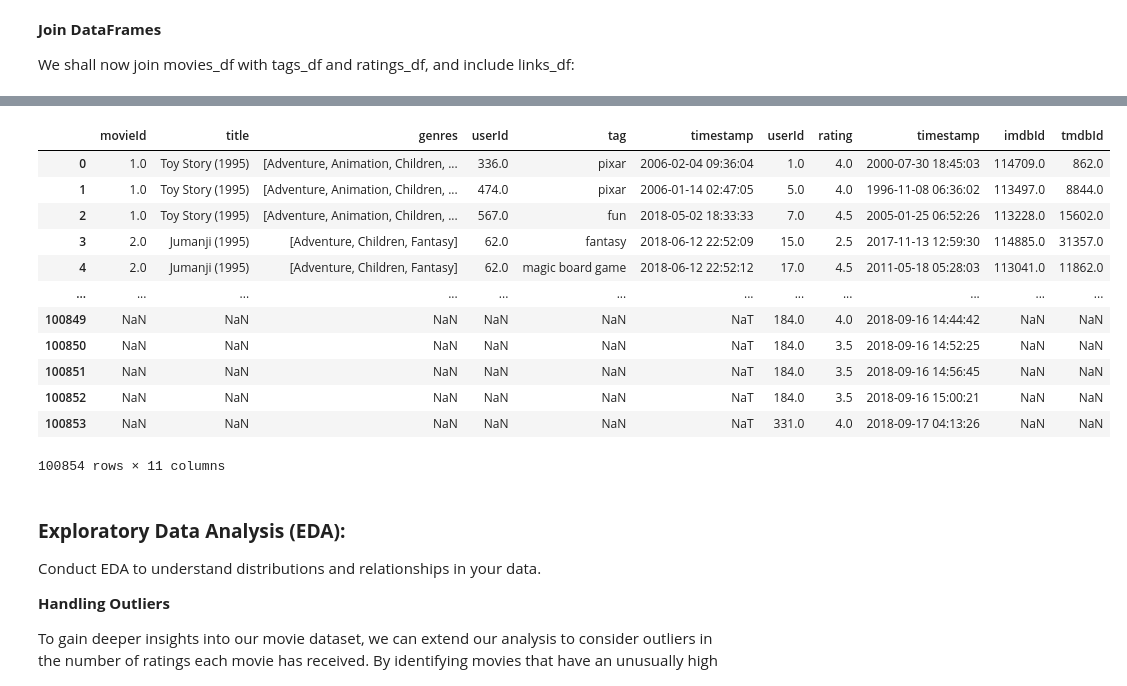
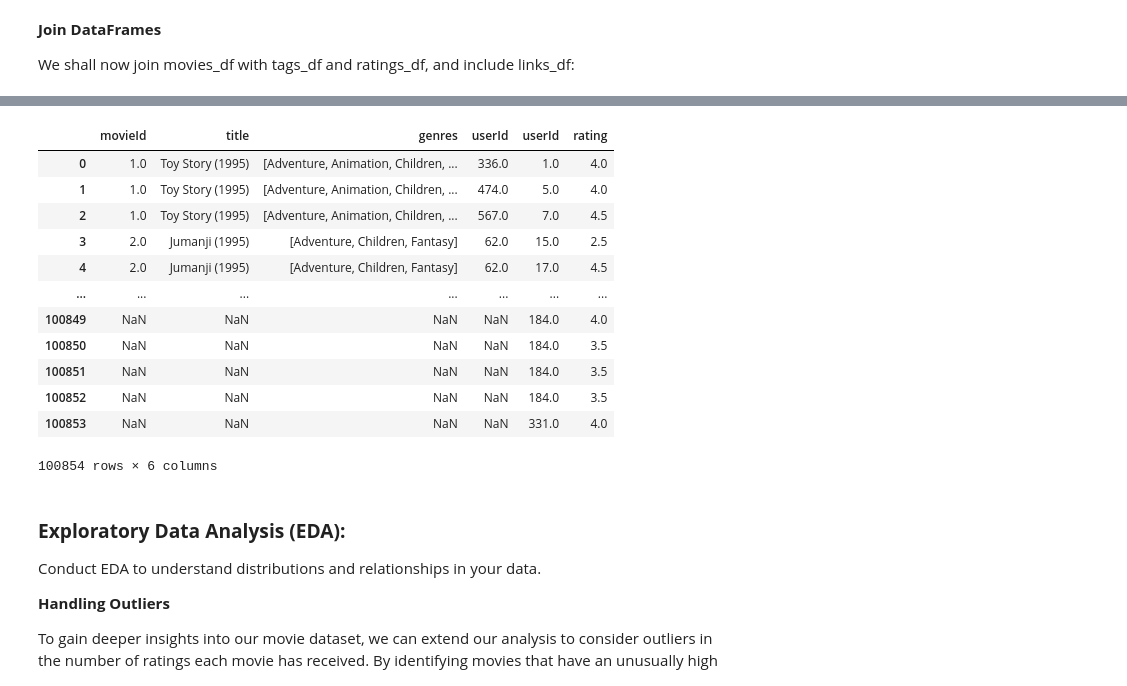
Before and after one commit to TyrionCodister/FlickFlare--Movie--Recommendation--System, a Jupyter notebook: Movie Recommendation System.ipynb, the cells around one changed output, grey strips where cells are left out. Saved outputs shown, nothing was run; the diff lists cells and outputs as text; code cells hidden in the pictures.

Commit message:
start data preprocessing

```diff
--- a/Movie Recommendation System.ipynb
+++ b/Movie Recommendation System.ipynb
@@ -451,0 +333,6 @@ dtype: object
+# %%
+# Drop the 'tags' column
+tags_df_dropped = movies_tags_df.drop(columns=['tag'])
+
+# Display the modified DataFrame
+tags_df_dropped
@@ -451,0 +360,14 @@ dtype: object
+# %%
+# Remove the 'timestamp' column from movies_ratings_df
+movies_ratings_df_dropped = movies_ratings_df.drop(columns=['timestamp'])
+
+# Remove the 'timestamp' column from tags_df_dropped (assuming it's there)
+# If tags_df_dropped doesn't have a 'timestamp' column, this operation will be harmless
+tags_df_dropped = tags_df_dropped.drop(columns=['timestamp'], errors='ignore')
+
+# Display the modified DataFrames to confirm the columns are removed
+print("Modified movies_ratings_df:")
+print(movies_ratings_df_dropped.head())
+
+print("\nModified tags_df_dropped:")
+print(tags_df_dropped.head())
@@ -452,21 +392,29 @@ dtype: object
 # %%
-#This approach ensures that all relevant data from tags_df, ratings_df, and links_df is included in final_df, without duplicating columns like movieId, title, and genre.
-final_df = pd.concat([movies_tags_df, movies_ratings_df.drop(columns=['movieId', 'title', 'genres']), movies_links_df.drop(columns=['movieId', 'title', 'genres'])], axis=1)
+#This approach ensures that all relevant data from tags_df, ratings_df, is included in final_df, without duplicating columns like movieId, title, and genre.
+
+
+# Drop the unnecessary columns from movies_ratings_df
+movies_ratings_df_filtered = movies_ratings_df_dropped.drop(columns=['movieId', 'title', 'genres'])
+
+# Concatenate movies_tags_df and the filtered movies_ratings_df
+final_df = pd.concat([tags_df_dropped, movies_ratings_df_filtered], axis=1)
+
+# Display the final DataFrame
 final_df
 # %% [output]
-|  | movieId | title | genres | userId | tag | timestamp | userId | rating | timestamp | imdbId | tmdbId |
-| 0 | 1.0 | Toy Story (1995) | [Adventure, Animation, Children, ... | 336.0 | pixar | 2006-02-04 09:36:04 | 1.0 | 4.0 | 2000-07-30 18:45:03 | 114709.0 | 862.0 |
-| 1 | 1.0 | Toy Story (1995) | [Adventure, Animation, Children, ... | 474.0 | pixar | 2006-01-14 02:47:05 | 5.0 | 4.0 | 1996-11-08 06:36:02 | 113497.0 | 8844.0 |
-| 2 | 1.0 | Toy Story (1995) | [Adventure, Animation, Children, ... | 567.0 | fun | 2018-05-02 18:33:33 | 7.0 | 4.5 | 2005-01-25 06:52:26 | 113228.0 | 15602.0 |
-| 3 | 2.0 | Jumanji (1995) | [Adventure, Children, Fantasy] | 62.0 | fantasy | 2018-06-12 22:52:09 | 15.0 | 2.5 | 2017-11-13 12:59:30 | 114885.0 | 31357.0 |
-| 4 | 2.0 | Jumanji (1995) | [Adventure, Children, Fantasy] | 62.0 | magic board game | 2018-06-12 22:52:12 | 17.0 | 4.5 | 2011-05-18 05:28:03 | 113041.0 | 11862.0 |
-| ... | ... | ... | ... | ... | ... | ... | ... | ... | ... | ... | ... |
-| 100849 | NaN | NaN | NaN | NaN | NaN | NaT | 184.0 | 4.0 | 2018-09-16 14:44:42 | NaN | NaN |
-| 100850 | NaN | NaN | NaN | NaN | NaN | NaT | 184.0 | 3.5 | 2018-09-16 14:52:25 | NaN | NaN |
-| 100851 | NaN | NaN | NaN | NaN | NaN | NaT | 184.0 | 3.5 | 2018-09-16 14:56:45 | NaN | NaN |
-| 100852 | NaN | NaN | NaN | NaN | NaN | NaT | 184.0 | 3.5 | 2018-09-16 15:00:21 | NaN | NaN |
-| 100853 | NaN | NaN | NaN | NaN | NaN | NaT | 331.0 | 4.0 | 2018-09-17 04:13:26 | NaN | NaN |
+|  | movieId | title | genres | userId | userId | rating |
+| 0 | 1.0 | Toy Story (1995) | [Adventure, Animation, Children, ... | 336.0 | 1.0 | 4.0 |
+| 1 | 1.0 | Toy Story (1995) | [Adventure, Animation, Children, ... | 474.0 | 5.0 | 4.0 |
+| 2 | 1.0 | Toy Story (1995) | [Adventure, Animation, Children, ... | 567.0 | 7.0 | 4.5 |
+| 3 | 2.0 | Jumanji (1995) | [Adventure, Children, Fantasy] | 62.0 | 15.0 | 2.5 |
+| 4 | 2.0 | Jumanji (1995) | [Adventure, Children, Fantasy] | 62.0 | 17.0 | 4.5 |
+| ... | ... | ... | ... | ... | ... | ... |
+| 100849 | NaN | NaN | NaN | NaN | 184.0 | 4.0 |
+| 100850 | NaN | NaN | NaN | NaN | 184.0 | 3.5 |
+| 100851 | NaN | NaN | NaN | NaN | 184.0 | 3.5 |
+| 100852 | NaN | NaN | NaN | NaN | 184.0 | 3.5 |
+| 100853 | NaN | NaN | NaN | NaN | 331.0 | 4.0 |
-100854 rows × 11 columns
+100854 rows × 6 columns
 # %% [markdown]
 ### **Exploratory Data Analysis (EDA):**
 Conduct EDA to understand distributions and relationships in your data.
```
Also changed, not shown: parts of 31 cells of this notebook.
